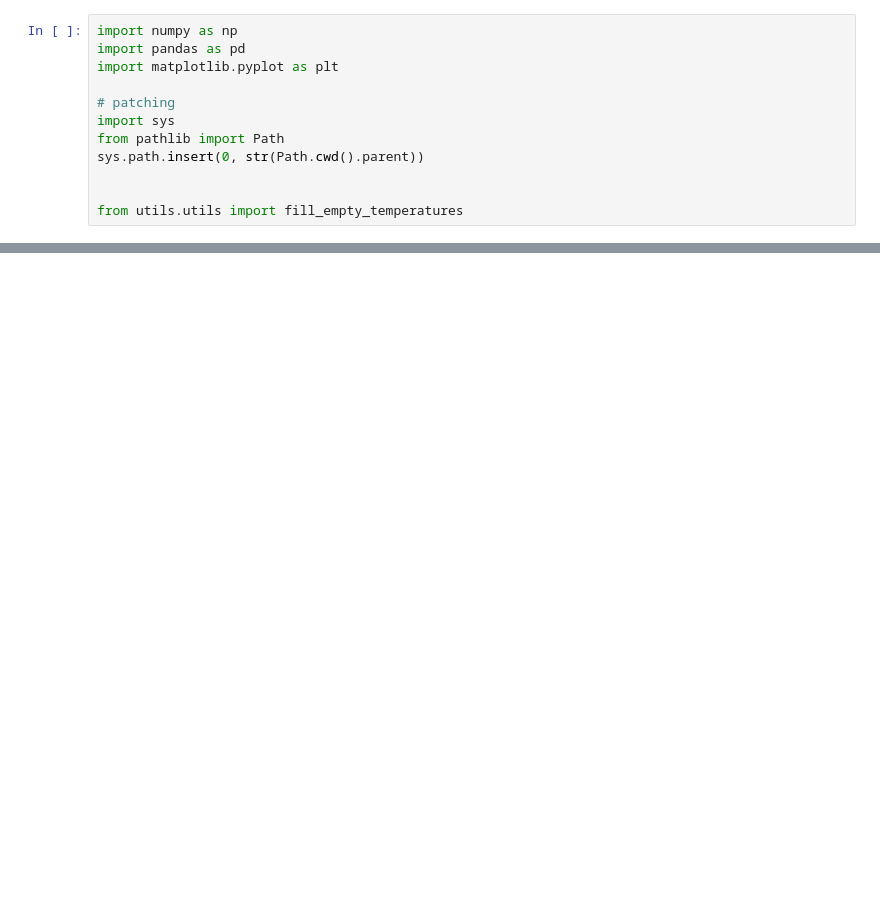
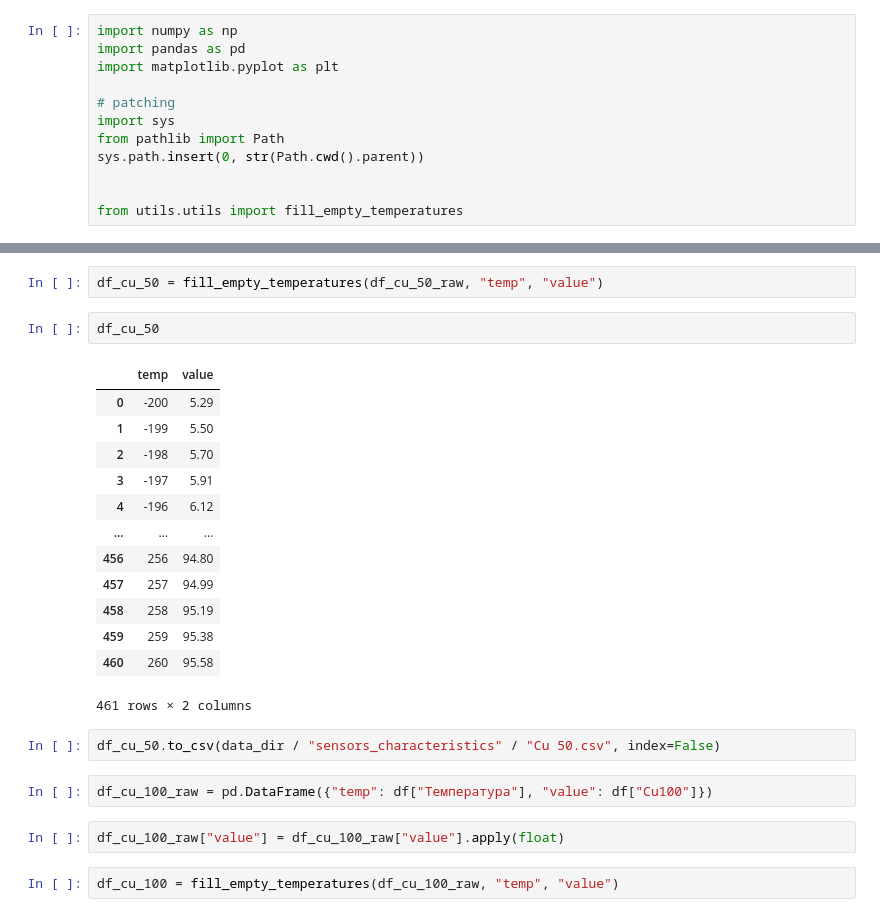
Before and after one commit to Marik28/dissertation, a Jupyter notebook: src/notebooks/Нестандартизированные термометры сопротивления.ipynb, the cells around one changed output, grey strips where cells are left out. Saved outputs shown, nothing was run; the diff lists cells and outputs as text; blank space fills up the shorter version.

```diff
--- a/src/notebooks/Нестандартизированные термометры сопротивления.ipynb
+++ b/src/notebooks/Нестандартизированные термометры сопротивления.ipynb
@@ -18,0 +59,26 @@ PosixPath('/home/mfitsek@wooppay.kz/PycharmProjects/dissertation/data')
+# %%
+df_cu_50 = fill_empty_temperatures(df_cu_50_raw, "temp", "value")
+# %%
+df_cu_50
+# %% [output]
+|  | temp | value |
+| 0 | -200 | 5.29 |
+| 1 | -199 | 5.50 |
+| 2 | -198 | 5.70 |
+| 3 | -197 | 5.91 |
+| 4 | -196 | 6.12 |
+| ... | ... | ... |
+| 456 | 256 | 94.80 |
+| 457 | 257 | 94.99 |
+| 458 | 258 | 95.19 |
+| 459 | 259 | 95.38 |
+| 460 | 260 | 95.58 |
+461 rows × 2 columns
+# %%
+df_cu_50.to_csv(data_dir / "sensors_characteristics" / "Cu 50.csv", index=False)
+# %%
+df_cu_100_raw = pd.DataFrame({"temp": df["Температура"], "value": df["Cu100"]})
+# %%
+df_cu_100_raw["value"] = df_cu_100_raw["value"].apply(float)
+# %%
+df_cu_100 = fill_empty_temperatures(df_cu_100_raw, "temp", "value")
```
Also changed, not shown: parts of 28 cells of this notebook, 28 other files.
